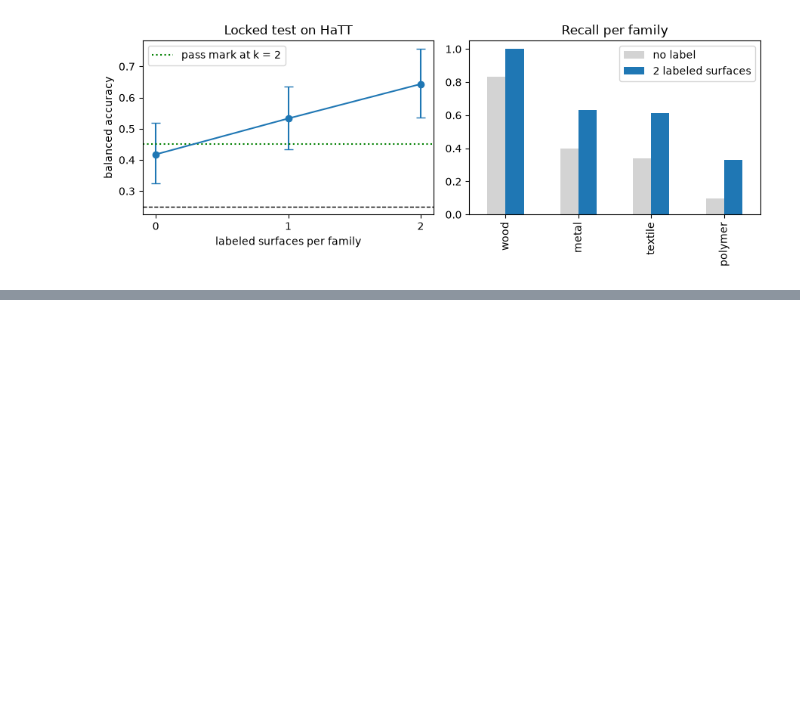
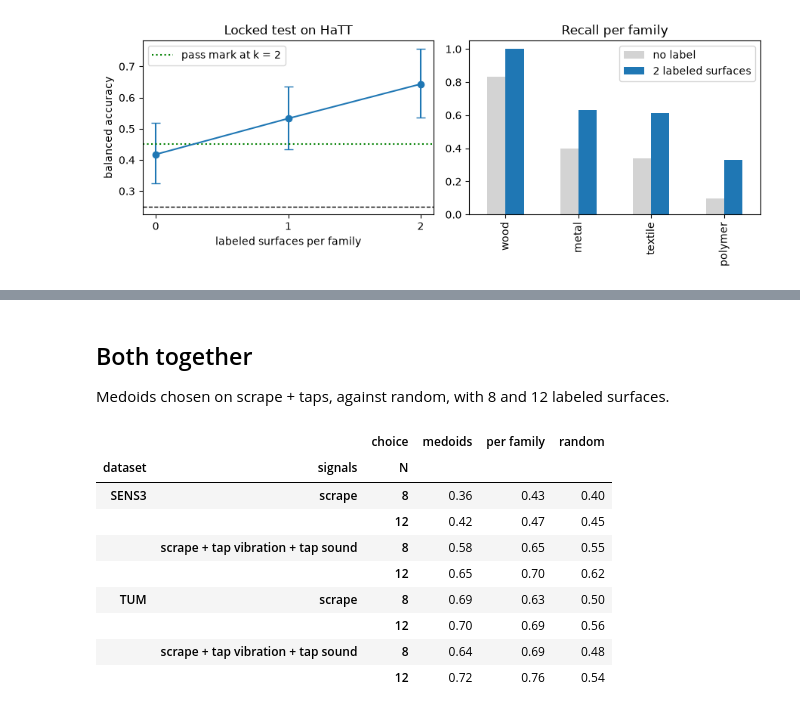
Before and after one commit to leopoldch/hear-you-scrape, a Jupyter notebook: 5_few_labels.ipynb, the cells around one changed output, grey strips where cells are left out. Cells and saved outputs as stored; diff of their text form; code cells hidden in the pictures; blank space fills up the shorter version.

```diff
--- a/5_few_labels.ipynb
+++ b/5_few_labels.ipynb
@@ -154,3 +341,28 @@ plt.savefig("results/few_labels_locked_test.png", dpi=120)
+# %% [markdown]
+## Both together
+
+Medoids chosen on scrape + taps, against random, with 8 and 12 labeled surfaces.
+# %%
+rows = []
+for dataset in ["TUM", "SENS3"]:
+    blocks, y = signals_of(dataset)
+    for name in ["scrape", "scrape + tap vibration + tap sound"]:
+        x = np.hstack([blocks[p] for p in combinations[name]])
+        rows.append(compare_choices(x, y, [8, 12], subsets=30).assign(dataset=dataset, signals=name))
+both = pd.concat(rows)
+both.to_csv("results/few_labels_medoids_and_taps.csv", index=False)
+both.pivot_table(index=["dataset", "signals", "N"], columns="choice", values="score").round(2)
+# %% [output]
+|  |  | choice | medoids | per family | random |
+| dataset | signals | N |  |  |  |
+| SENS3 | scrape | 8 | 0.36 | 0.43 | 0.40 |
+|  |  | 12 | 0.42 | 0.47 | 0.45 |
+|  | scrape + tap vibration + tap sound | 8 | 0.58 | 0.65 | 0.55 |
+|  |  | 12 | 0.65 | 0.70 | 0.62 |
+| TUM | scrape | 8 | 0.69 | 0.63 | 0.50 |
+|  |  | 12 | 0.70 | 0.69 | 0.56 |
+|  | scrape + tap vibration + tap sound | 8 | 0.64 | 0.69 | 0.48 |
+|  |  | 12 | 0.72 | 0.76 | 0.54 |
 # %% [markdown]
 ## What we see
 
```
Also changed, not shown: parts of 7 cells of this notebook, 6 other files.
